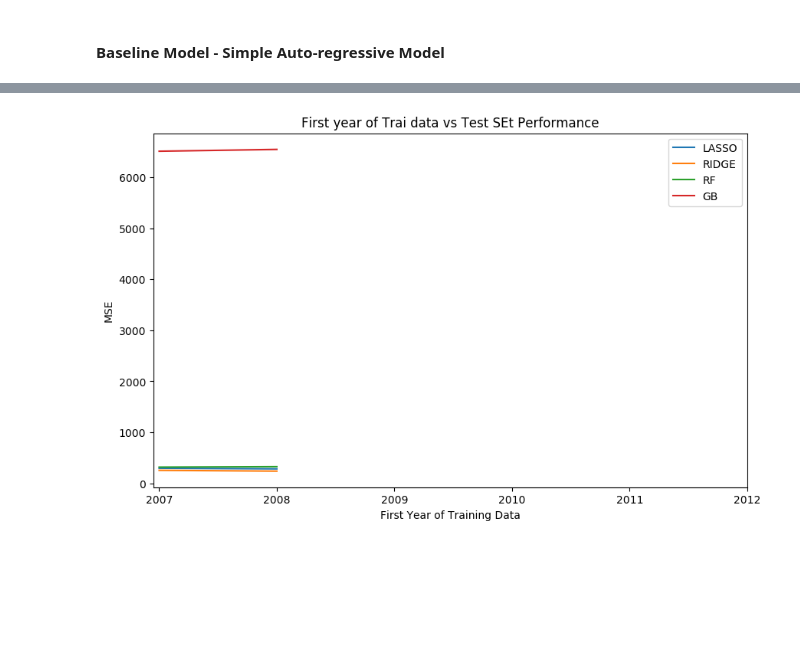
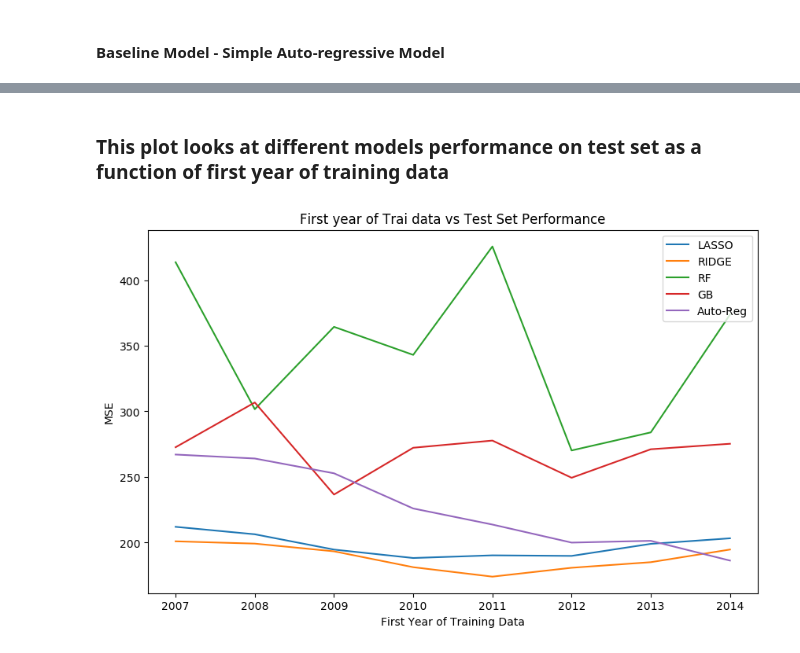
Before and after one commit to bab354/cs109a_final, a Jupyter notebook: models.ipynb, the cells around one changed output, grey strips where cells are left out. Saved outputs shown, nothing was run; the diff lists cells and outputs as text; code cells hidden in the pictures; blank space fills up the shorter version.

Commit message:
bb finished models

```diff
--- a/models.ipynb
+++ b/models.ipynb
@@ -130,6 +124,8 @@ def params_vs_avg_mse(param_list, avg_val_errors, param_label, title):
 # %%
 # Autoregressive model
 lin_reg = LinearRegression()
-for y in range(2006, 2015):
+auto_reg_results = []
+for y in range(2006, 2014):
     lin_reg.fit(xtrain.loc[xtrain.year > y, ['lag_y']].values, ytrain[xtrain.year > y])
-    print(mean_squared_error(ytest, lin_reg.predict(xtest.loc[:, ['lag_y']].values)))
+    auto_reg_results.append(mean_squared_error(ytest,
+                                               lin_reg.predict(xtest.loc[:, ['lag_y']].values)))
@@ -239,11 +219,11 @@ We are now testing whether dropping earlier years in the test set gives better p
 # using more recent data
 param_vectors = {"LASSO": [0.1, 0.5, 1, 2, 5],
                  'RIDGE': [x for x in range(1, 10)],
-                 'RF': [200],
-                 'GB': [1,2,3,4],
-                'Ada': [50, 100, 150]}
-test_errors = {"LASSO":[] , 'RIDGE': [] , 'RF': [], 'GB': [], 'Ada': []}
-for min_year in range(2007, 2011):
+                 'RF': [100, 200, 250],
+                 'GB': [1,2,3]}
+test_errors = {"LASSO":[] , 'RIDGE': [] , 'RF': [], 'GB': []}
+best_params = {"LASSO":[], "RIDGE":[], "RF":[], "GB":[]}
+for min_year in range(2007, 2014):
     print("Dropping %i" %(min_year - 1))
     # Keep min_year and above
     # first iteration 2006-
@@ -254,16 +234,15 @@ for min_year in range(2007, 2011):
     # Now Cross Validate on this year range using Rolling Window
     # to final optimal paramter from dictionary above
     for model in param_vectors.keys():
-        print(model)
         best_param = rolling_later(model,
                                    param_vectors[model],
                                    xtrain_drop,
                                    ytrain_drop,
                                    min_year)
-        print(best_param)
+        best_params[model].append(best_param)
         best_m = hyper_tuning(model, best_param)
         # Now fit on training set with certain years dropped and predict on the test
-        best_m.fit(xtrain_drop.loc[:, non_encode_vars], ytrain_drop)
+        best_m.fit(xtrain_drop.loc[:, model_vars], ytrain_drop)
         test_errors[model].append(mse(best_m))
 # %% [output]
 Dropping 2006
@@ -309,13 +256,18 @@ test_errors
+# %% [markdown]
+### This plot looks at different models performance on test set as a function of first year of training data
 # %%
 fig, ax = plt.subplots(1,1, figsize=(10,6))
 for k in test_errors.keys():
     ax.plot(test_errors[k], label=k)
-    ax.set_xlabel("First Year of Training Data")
-    ax.set_ylabel("MSE")
-    ax.set_xticks(np.arange(6))
-    ax.set_xticklabels( ['2007', '2008', '2009', '2010', '2011', '2012'])
-    ax.set_title("First year of Trai data vs Test SEt Performance")
-    ax.legend(loc='best')
+# Plot Auto Regressive
+ax.plot(auto_reg_results, label="Auto-Reg")
+
+ax.set_title("First year of Trai data vs Test Set Performance")
+ax.set_xlabel("First Year of Training Data")
+ax.set_ylabel("MSE")
+ax.set_xticks(np.arange(8))
+ax.set_xticklabels(range(2007, 2015))
+ax.legend(loc='best')
 plt.show()
 # %% [output]
-[figure, old version]
+[figure, new version]
```
Also changed, not shown: parts of 8 cells of this notebook.
